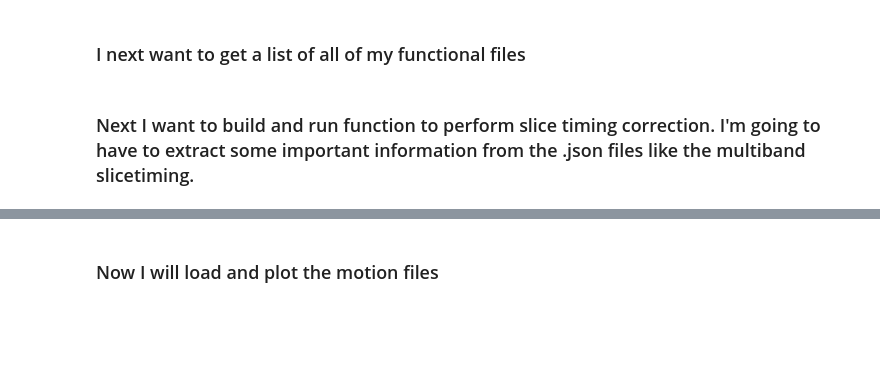
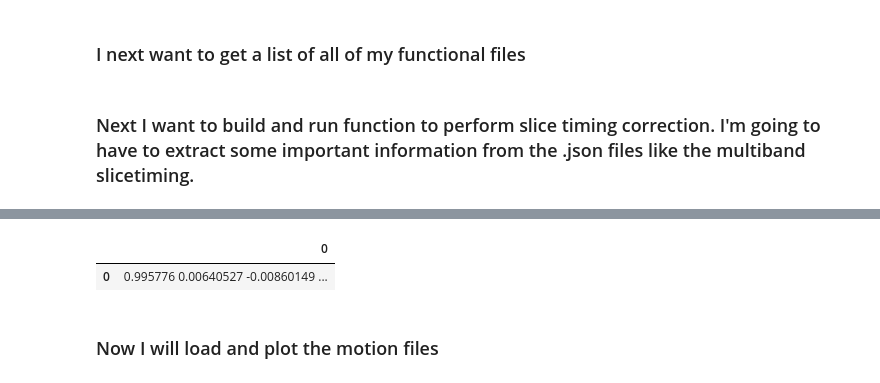
Before and after one commit to PSB6351/Mattfeld_PSB6351, a Jupyter notebook: code/conversion/psb6351_preproc.ipynb, the cells around one changed output, grey strips where cells are left out. Saved outputs shown, nothing was run; the diff lists cells and outputs as text; code cells hidden in the pictures; blank space fills up the shorter version.

```diff
--- a/code/conversion/psb6351_preproc.ipynb
+++ b/code/conversion/psb6351_preproc.ipynb
@@ -180,4 +207,13 @@ psb6351_wf.run(plugin='SLURM',
 <networkx.classes.digraph.DiGraph at 0x...>
+# %%
+reg_dir = os.path.join(base_dir, f'derivatives/preproc/sub-{sid[0]}/register')
+reg_files = sorted(glob(reg_dir +'/sub-021*'))
+# %%
+reg_mtrx = pd.read_csv(reg_files[0], header=None)
+reg_mtrx
+# %% [output]
+|  | 0 |
+| 0 | 0.995776 0.00640527 -0.00860149 ... |
 # %% [markdown]
 ### Now I will load and plot the motion files
 # %%
```
Also changed, not shown: parts of 3 cells of this notebook.
